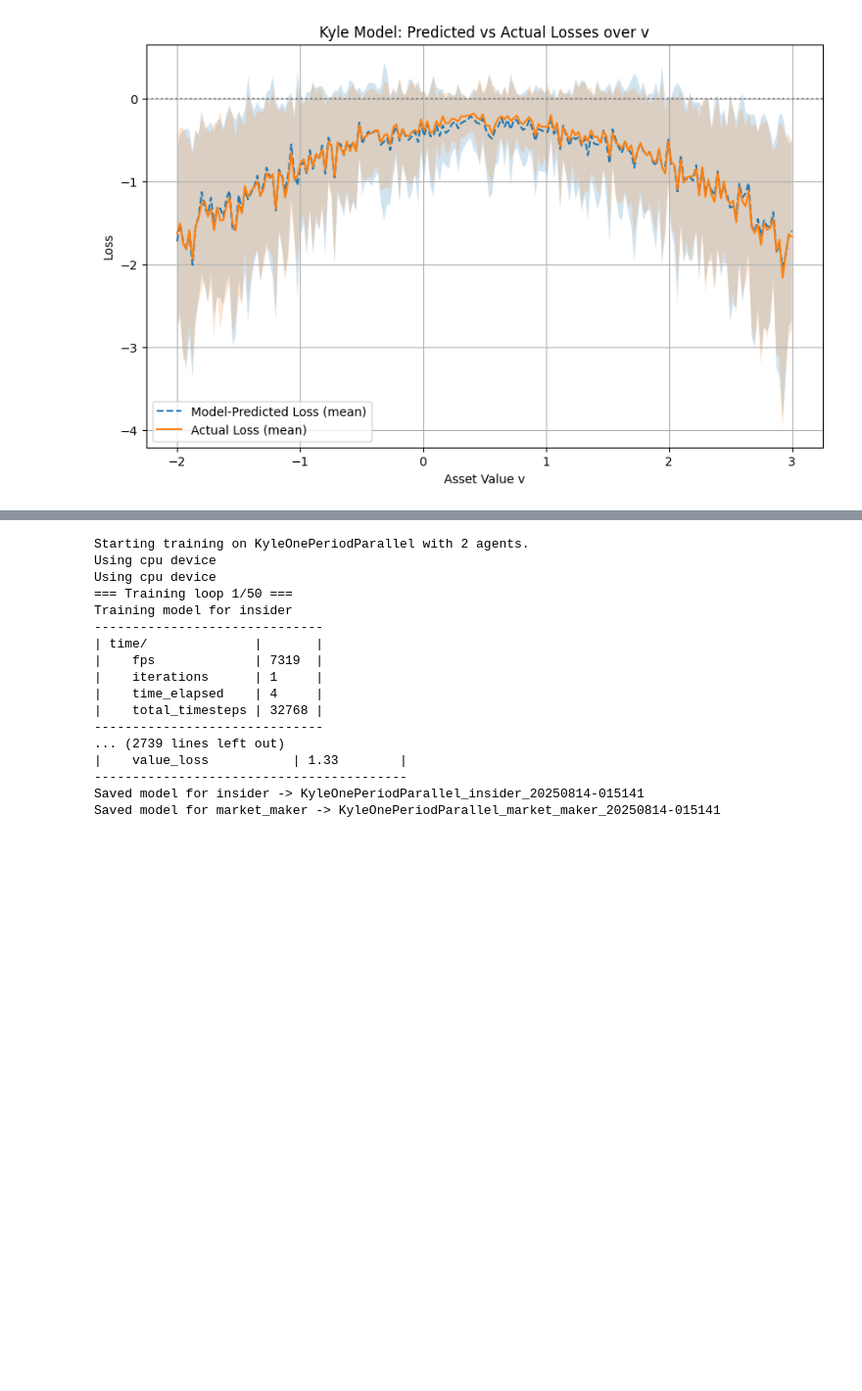
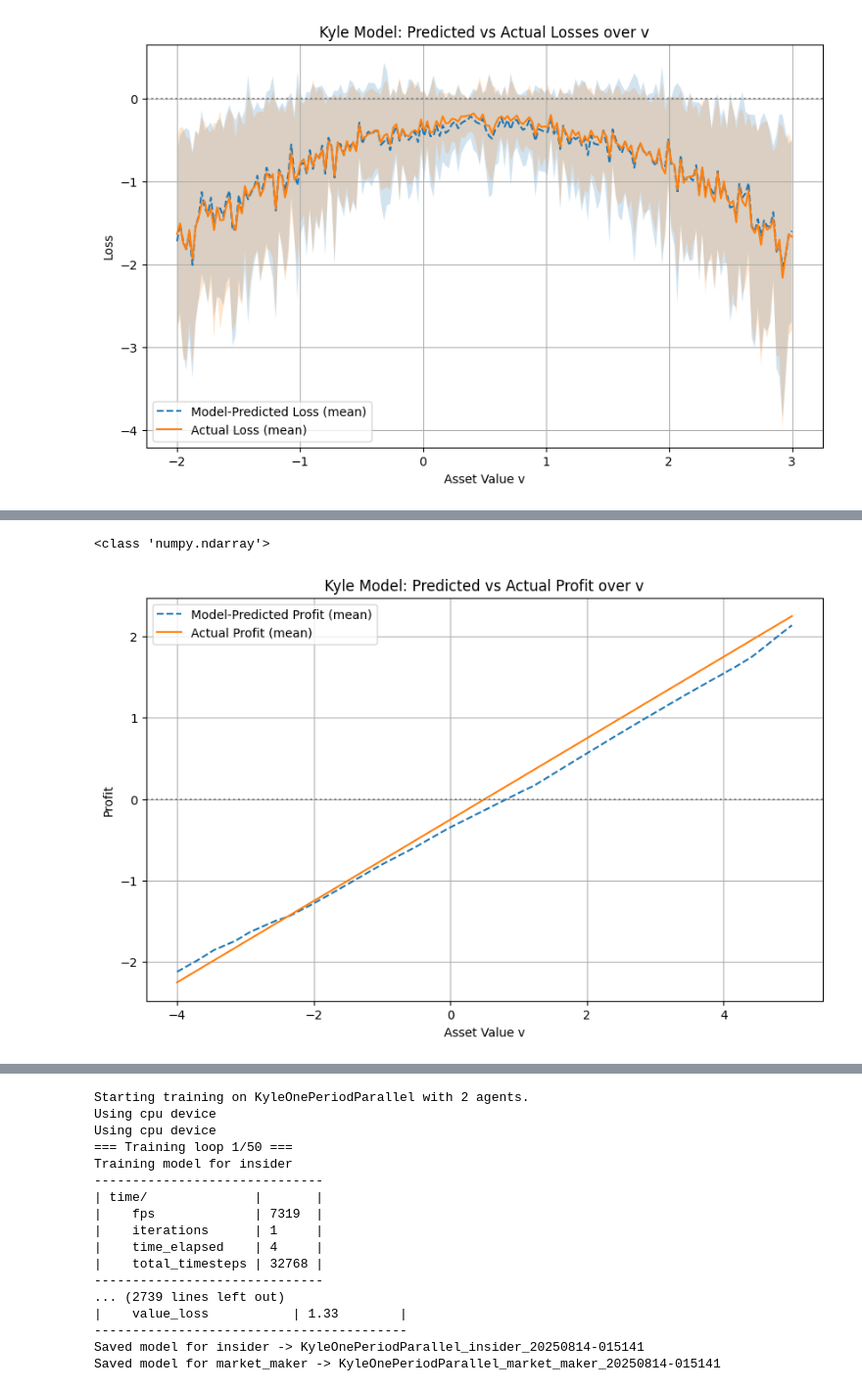
Before and after one commit to kbundaleski9000/msc_project_trading, a Jupyter notebook: project.ipynb, the cells around one changed output, grey strips where cells are left out. Shown at 98% size. Saved outputs shown, nothing was run; the diff lists cells and outputs as text; code cells hidden in the pictures; blank space fills up the shorter version.

```diff
--- a/project.ipynb
+++ b/project.ipynb
@@ -436,8 +483,8 @@ class KyleModelEnvMM(gym.Env):
         return {
             'y': np.array([self.y], dtype=np.float32),
             'p0': np.array([self.p], dtype=np.float32),
-            'sigma_v': np.array([self.sigma_v], dtype=np.float32),
-            'sigma_u': np.array([self.sigma_u], dtype=np.float32)
+            'sigma_v': np.array([self.sigma_v**2], dtype=np.float32),
+            'sigma_u': np.array([self.sigma_u**2], dtype=np.float32)
         }
 
     def step(self, action):
@@ -791,0 +959,4 @@ class KyleOnePeriodAEC(ParallelEnv):
+# %%
+num_episodes = 20000
+gamma = 0.9
+rewards_insider = np.zeros(num_episodes)
@@ -791,0 +1306,65 @@ class KyleOnePeriodAEC(ParallelEnv):
+# %%
+def evaluate_model_insider(env, start_point, end_point, policies, num_points = 100):
+    values = np.linspace(start_point, end_point, num_points)
+    predicted_x = np.zeros((num_points))
+    actual_x = np.zeros((num_points))
+    print(type(actual_x))
+
+
+    for i in range(num_points):
+
+        # Fix environment
+        v = values[i]
+        env.reset()
+        env.v = v
+        obs = env.observe("insider")
+        obs[0] = v
+        obs_tensor = torch.tensor(obs, dtype=torch.float32)
+        mu, std = policies["insider"](obs_tensor)
+
+
+        beta_kyle, lambda_kyle = optimal_linear_kyle(env.sigma_u, env.p0, env.sigma_v)
+
+        x = mu * 5  # scale to actual action
+
+        act_x = optimal_insider_x(v, env.sigma_u, env.p0, env.sigma_v)
+
+        predicted_x[i] = x
+        actual_x[i] = act_x
+
+    return predicted_x, actual_x
+
+
+def plot_model(predicted_profits, actual_profits, values, predicted_mean,
+                                                                 actual_mean):
+    # Plot
+    plt.figure(figsize=(10, 6))
+    plt.plot(values, predicted_mean, label="Model-Predicted Profit (mean)", linestyle='--')
+
+    plt.plot(values, actual_mean, label="Actual Profit (mean)", linestyle='-')
+
+    plt.axhline(0, color='gray', linestyle=':')
+    plt.xlabel("Asset Value v")
+    plt.ylabel("Profit")
+    plt.title("Kyle Model: Predicted vs Actual Profit over v")
+    plt.legend()
+    plt.grid(True)
+    plt.show()
+
+
+
+
+
+start_point = -4
+end_point = 5
+num_points = 200
+num_trials = 100
+predicted, actual = evaluate_model_insider(env, start_point, end_point, policies, num_points)
+values = np.linspace(start_point, end_point, num_points)
+
+
+
+plot_model(predicted, actual, values, predicted, actual)
+# %% [output]
+<class 'numpy.ndarray'>
+[figure, added]
```
Also changed, not shown: parts of 21 cells of this notebook.
